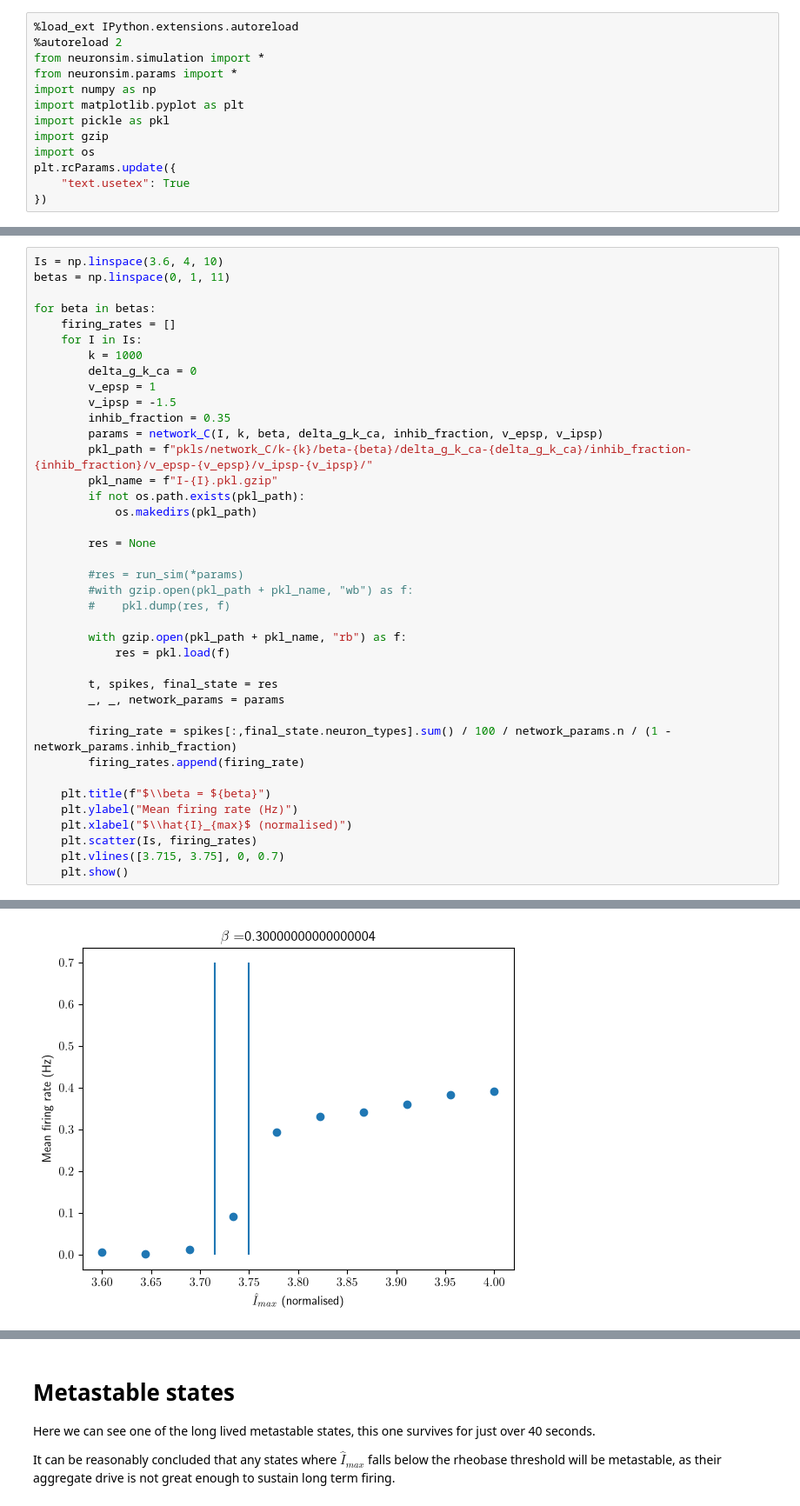
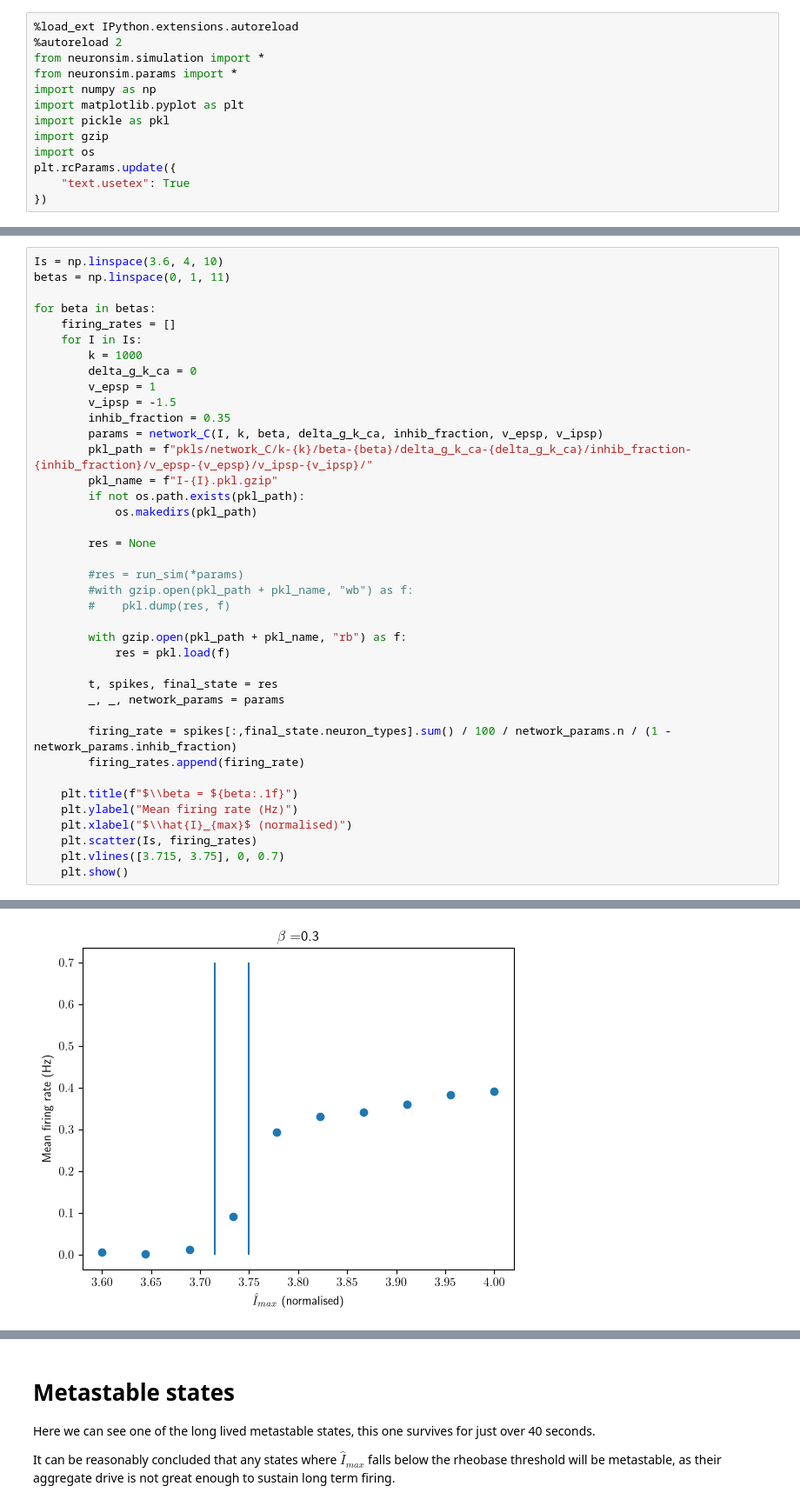
Before and after one commit to hectorBrown/neuronsim, a Jupyter notebook: Watts-Strogatz.ipynb, the cells around one changed output, grey strips where cells are left out. Shown at 87% size. Cells and saved outputs as stored; diff of their text form.

```diff
--- a/Watts-Strogatz.ipynb
+++ b/Watts-Strogatz.ipynb
@@ -37,34 +39,34 @@ for beta in betas:
         params = network_C(I, k, beta, delta_g_k_ca, inhib_fraction, v_epsp, v_ipsp)
         pkl_path = f"pkls/network_C/k-{k}/beta-{beta}/delta_g_k_ca-{delta_g_k_ca}/inhib_fraction-{inhib_fraction}/v_epsp-{v_epsp}/v_ipsp-{v_ipsp}/"
         pkl_name = f"I-{I}.pkl.gzip"
         if not os.path.exists(pkl_path):
             os.makedirs(pkl_path)
 
         res = None
 
         #res = run_sim(*params)
         #with gzip.open(pkl_path + pkl_name, "wb") as f:
         #    pkl.dump(res, f)
 
         with gzip.open(pkl_path + pkl_name, "rb") as f:
             res = pkl.load(f)
 
         t, spikes, final_state = res
         _, _, network_params = params
 
         firing_rate = spikes[:,final_state.neuron_types].sum() / 100 / network_params.n / (1 - network_params.inhib_fraction)
         firing_rates.append(firing_rate)
 
-    plt.title(f"$\\beta = ${beta}")
+    plt.title(f"$\\beta = ${beta:.1f}")
     plt.ylabel("Mean firing rate (Hz)")
     plt.xlabel("$\\hat{I}_{max}$ (normalised)")
     plt.scatter(Is, firing_rates)
     plt.vlines([3.715, 3.75], 0, 0.7)
     plt.show()
 # %% [output]
 [figure]
 [figure]
 [figure]
-[figure, old version]
+[figure, new version]
 [figure]
 [figure]
```
Also changed, not shown: parts of 7 cells of this notebook.
